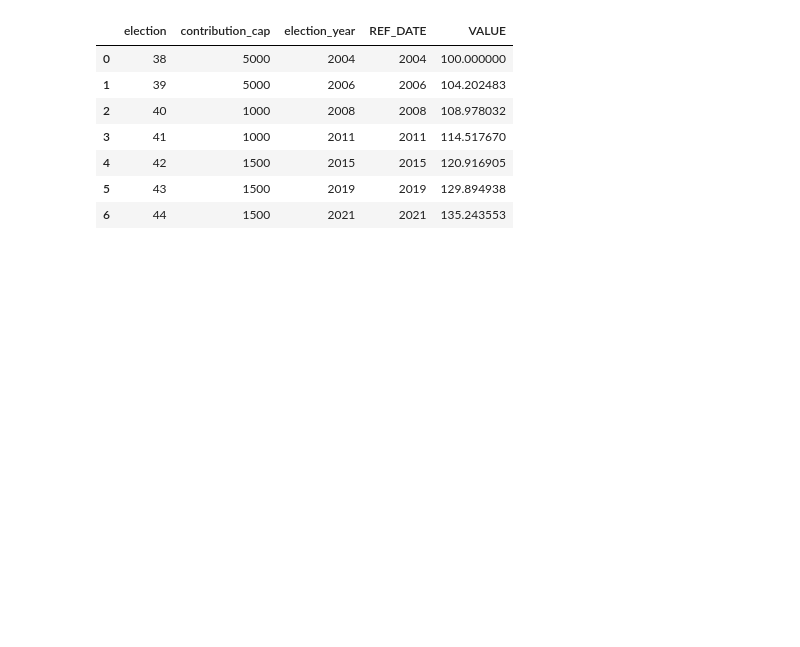
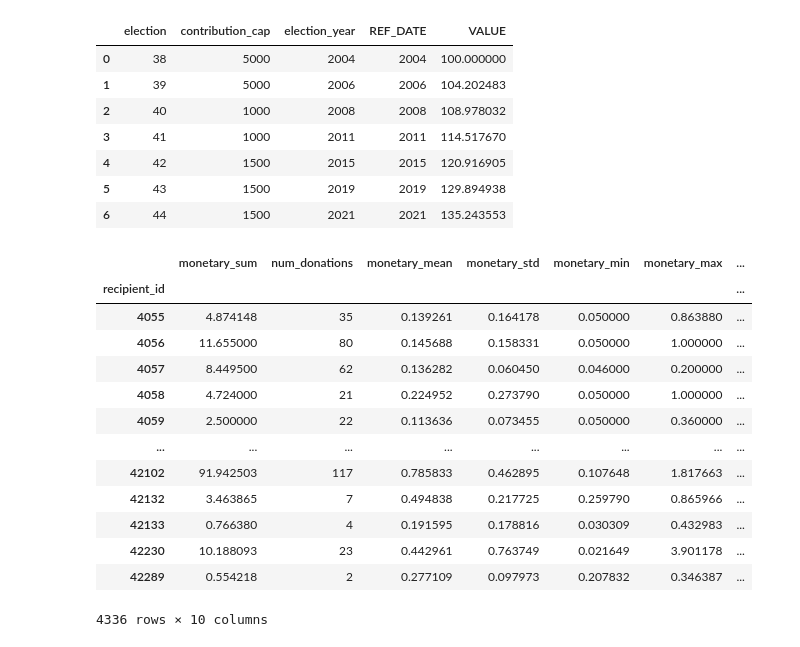
Before and after one commit to cjyu98/elections_contributions, a Jupyter notebook: eda_modeling.ipynb, the cells around one changed output. Drawn from its saved outputs; the diff is of its cells as text; code cells hidden in the pictures; blank space fills up the shorter version.

```diff
--- a/eda_modeling.ipynb
+++ b/eda_modeling.ipynb
@@ -150,8 +169,9 @@ def preprocess(df, election_number):
       # agg for the other columns
       political_party = pd.NamedAgg(column= 'political_party', aggfunc= 'first'),
       electoral_district = pd.NamedAgg(column = 'electoral_district', aggfunc= 'first'),
-      percentage_vote = pd.NamedAgg(column = 'percentage_vote', aggfunc = 'first'),
-      election_number = pd.NamedAgg(column = 'election_number', aggfunc = 'first')
+      #percentage_vote = pd.NamedAgg(column = 'percentage_vote', aggfunc = 'first'),
+      election_number = pd.NamedAgg(column = 'election_number', aggfunc = 'first'),
+      won_election = pd.NamedAgg(column = 'won_election', aggfunc= 'first')
 
    )
 
@@ -171,3 +191,23 @@ election_44_processed_df = preprocess(election_44_df, "44")
 test_df = election_44_processed_df
 # %%
 # stack the remaining frames together as the training set (debate if I want to do a train-validation split?? and whether I'd do it chronilogically or not)
+
+train_df = pd.concat([election_38_processed_df, election_39_processed_df, election_40_processed_df,
+           election_41_processed_df, election_42_processed_df, election_43_processed_df], axis= 0)
+
+train_df
+# %% [output]
+|  | monetary_sum | num_donations | monetary_mean | monetary_std | monetary_min | monetary_max | ... |
+| recipient_id |  |  |  |  |  |  | ... |
+| 4055 | 4.874148 | 35 | 0.139261 | 0.164178 | 0.050000 | 0.863880 | ... |
+| 4056 | 11.655000 | 80 | 0.145688 | 0.158331 | 0.050000 | 1.000000 | ... |
+| 4057 | 8.449500 | 62 | 0.136282 | 0.060450 | 0.046000 | 0.200000 | ... |
+| 4058 | 4.724000 | 21 | 0.224952 | 0.273790 | 0.050000 | 1.000000 | ... |
+| 4059 | 2.500000 | 22 | 0.113636 | 0.073455 | 0.050000 | 0.360000 | ... |
+| ... | ... | ... | ... | ... | ... | ... | ... |
+| 42102 | 91.942503 | 117 | 0.785833 | 0.462895 | 0.107648 | 1.817663 | ... |
+| 42132 | 3.463865 | 7 | 0.494838 | 0.217725 | 0.259790 | 0.865966 | ... |
+| 42133 | 0.766380 | 4 | 0.191595 | 0.178816 | 0.030309 | 0.432983 | ... |
+| 42230 | 10.188093 | 23 | 0.442961 | 0.763749 | 0.021649 | 3.901178 | ... |
+| 42289 | 0.554218 | 2 | 0.277109 | 0.097973 | 0.207832 | 0.346387 | ... |
+4336 rows × 10 columns
```
Also changed, not shown: parts of 13 cells of this notebook, 1 other file.
